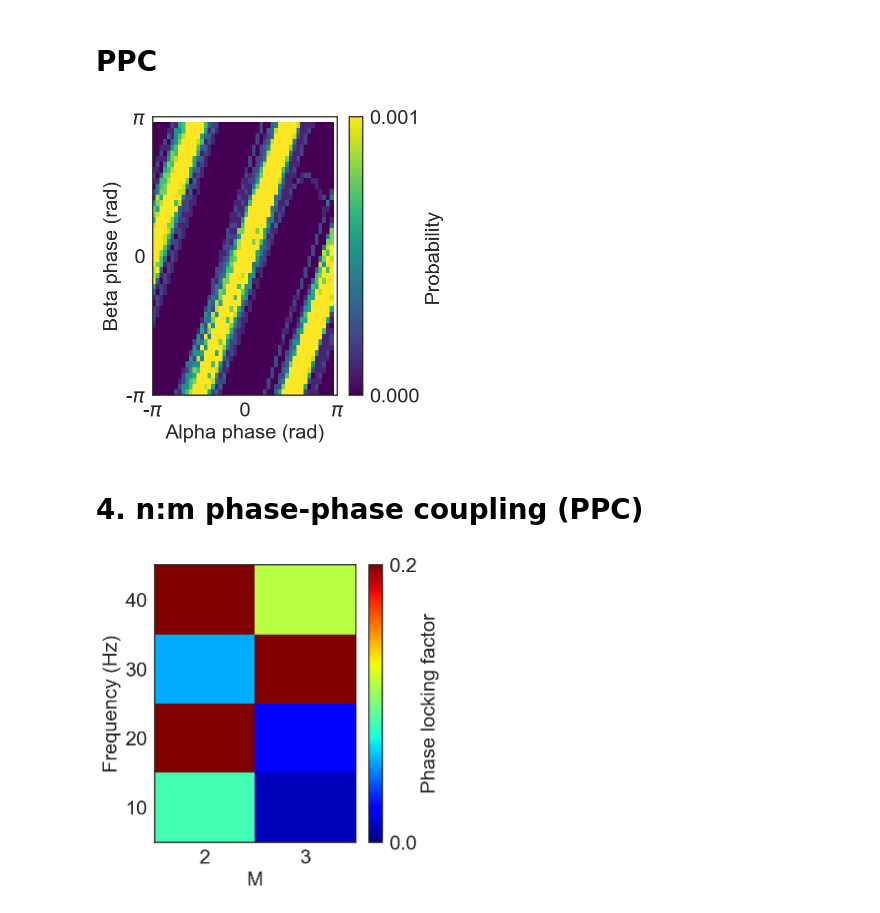
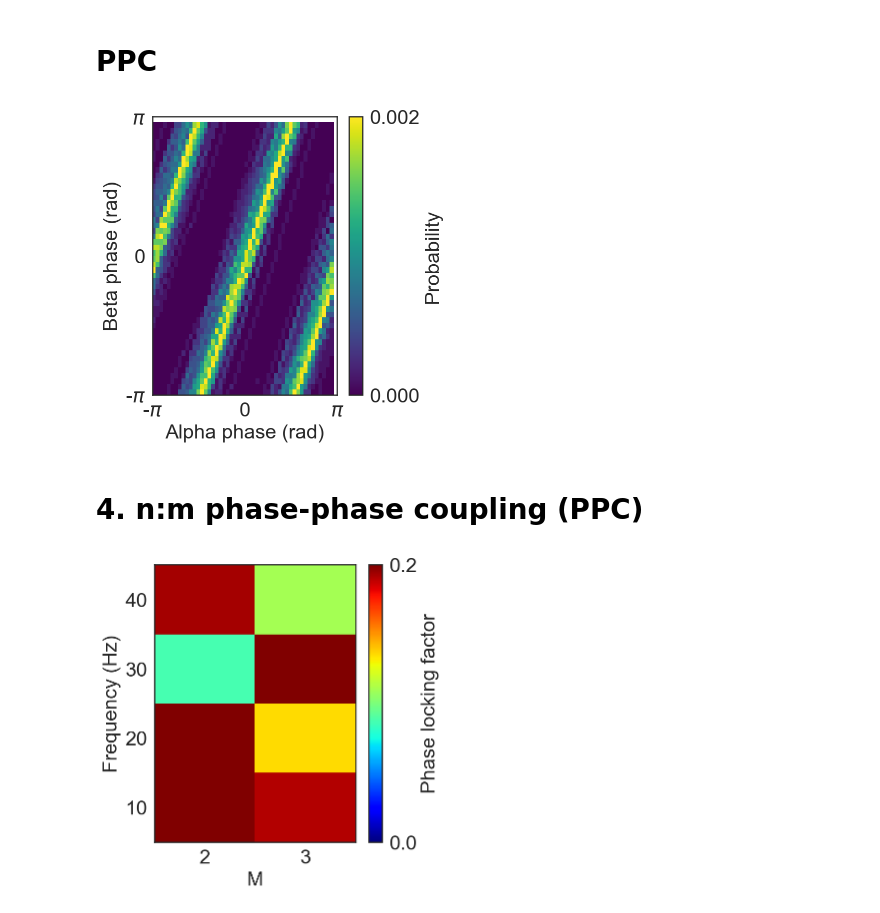
Before and after one commit to srcole/qwm, a Jupyter notebook: misc/Spurious nonsinusoidal PPC.ipynb, the cells around one changed output. Saved outputs shown, nothing was run; the diff lists cells and outputs as text; code cells hidden in the pictures.

```diff
--- a/misc/Spurious nonsinusoidal PPC.ipynb
+++ b/misc/Spurious nonsinusoidal PPC.ipynb
@@ -182,15 +182,15 @@ plt.xlim((0,1))
 # Calculate phases
 # %%
 # 1. Low-band-pass filter
-from misshapen.nonshape import bandpass_default
+import neurodsp
 f_range = (8,12)
 w = 3
-xlo, filter_lo = bandpass_default(x1, f_range, Fs, w=w,rmv_edge=False)
+xlo = neurodsp.filter(x1, Fs, 'bandpass', f_range[0], f_range[1], N_cycles=w, remove_edge_artifacts=False)
 
 # 2. High-band-pass filter
 f_range = (15,25)
 w = 5
-xhi, filter_hi = bandpass_default(x1, f_range, Fs, w=w,rmv_edge=False)
+xhi = neurodsp.filter(x1, Fs, 'bandpass', f_range[0], f_range[1], N_cycles=w, remove_edge_artifacts=False)
 
 # 3. Low freq phase
 phalo = np.angle(sp.signal.hilbert(xlo))
@@ -217,22 +217,22 @@ ppc = calc_ppc(phalo,phahi,Nphasebins=Nphasebins)
 pha_limits = np.linspace(-np.pi,np.pi,Nphasebins+1)[:Nphasebins]
 # %%
 from matplotlib import cm
-clim1 = [0,.001]
+clim1 = [0,.002]
 
 plt.figure(figsize=(5,5))
 cax = plt.pcolor(pha_limits, pha_limits, ppc.T, cmap=cm.viridis)
 cbar = plt.colorbar(cax, ticks=clim1)
 cbar.ax.set_yticklabels(clim1,size=20)
 cbar.ax.set_ylabel('Probability', size=20)
 plt.clim(clim1)
 plt.axis([pha_limits[0], pha_limits[-1], pha_limits[0], pha_limits[-1]])
 plt.xlabel('Alpha phase (rad)', size=20)
 plt.ylabel('Beta phase (rad)', size=20)
 plt.xticks([-np.pi,0,np.pi],['-$\pi$','0','$\pi$'],size=20)
 plt.yticks([-np.pi,0,np.pi],['-$\pi$','0','$\pi$'],size=20)
 plt.tight_layout()
 # %% [output]
-[figure, old version]
+[figure, new version]
 # %% [markdown]
 # 4. n:m phase-phase coupling (PPC)
 # %%
@@ -318,4 +318,4 @@ plfs = nmppcmany(x1, floall, bw, M, Fs)
 # %%
 nmppcplot(plfs,floall,M,bw,clim1=(0,.2))
 # %% [output]
-[figure, old version]
+[figure, new version]
```
Also changed, not shown: parts of 1 cell of this notebook.
